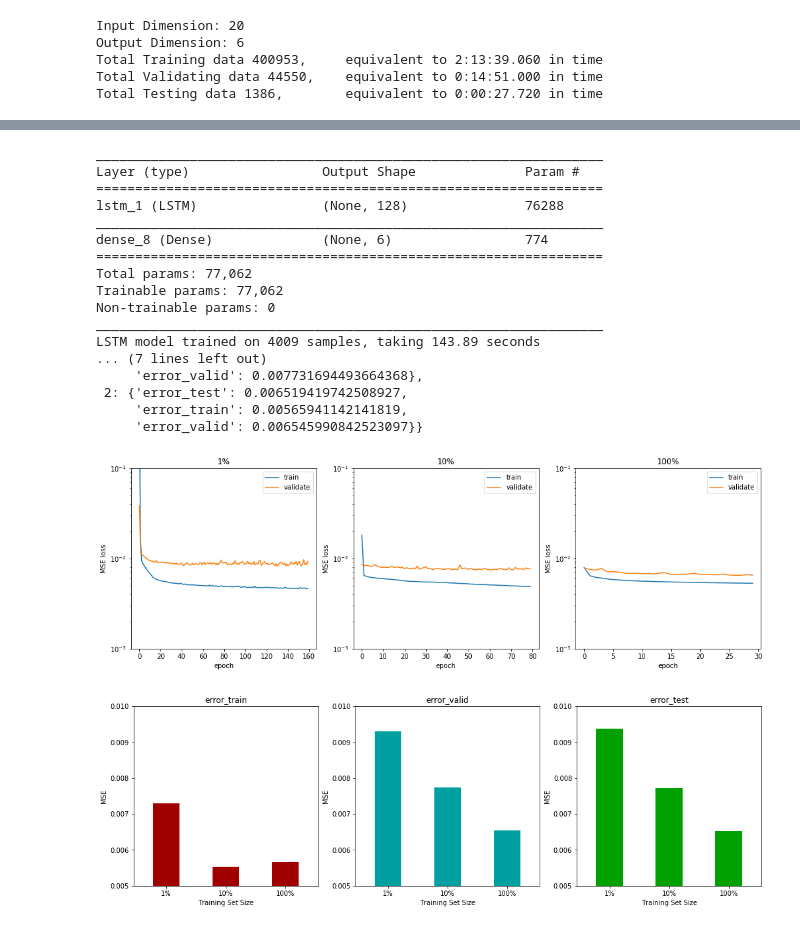
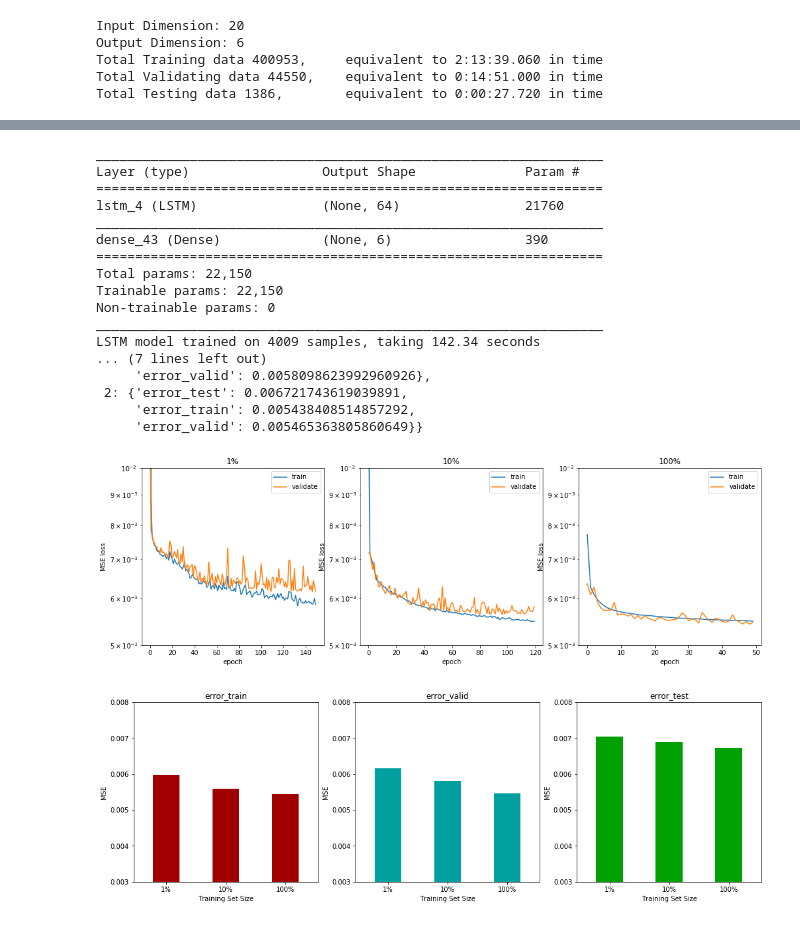
Before and after one commit to triwoods/udacity-ml-projects, a Jupyter notebook: capstone/capstone_SenLi/Capstone_Project.ipynb, the cells around one changed output, grey strips where cells are left out. Saved outputs shown, nothing was run; the diff lists cells and outputs as text; code cells hidden in the pictures.

```diff
--- a/capstone/capstone_SenLi/Capstone_Project.ipynb
+++ b/capstone/capstone_SenLi/Capstone_Project.ipynb
@@ -149,30 +151,32 @@ u.plot_model_result(results['VQ_Codebook'], ylim=(0.005, 0.012))
 # Build benchmark linear regression model
 from models import linear_regression
 
-model = linear_regression(dim_x, dim_y)
+model = linear_regression(dim_x, dim_y, lr=1e-3)
 params = model.get_weights()
 
 results['Linear_Regression'] = {}
 plt.figure(figsize=(17,5))
 for i, samples in enumerate([samples_1, samples_10, samples_100]):
     result = {}
-    verbose = 0
 
     if samples == samples_1:
-        n_epoch = 300
+        n_epoch = 400
+        verbose = 0
     elif samples == samples_10:
         n_epoch = 60
+        verbose = 0
     else:
-        n_epoch = 20
+        n_epoch = 15
+        verbose = 0
 
     start = time()
     model.set_weights(params)
-    history = model.fit(X_train[:samples, :], y_train[:samples, :], epochs=n_epoch, batch_size=128, verbose=verbose, validation_data=(X_valid, y_valid), shuffle=True)
+    history = model.fit(X_train[:samples, 2, :], y_train[:samples, :], epochs=n_epoch, batch_size=128, verbose=verbose, validation_data=(X_valid[:, 2, :], y_valid), shuffle=True)
     end = time()
 
-    error_train = model.evaluate(X_train[:10000, :], y_train[:10000, :], batch_size=128, verbose=verbose)
-    error_valid = model.evaluate(X_valid, y_valid, batch_size=128, verbose=verbose)
-    error_test = model.evaluate(X_test, y_test, batch_size=128, verbose=verbose)
+    error_train = model.evaluate(X_train[:10000, 2, :], y_train[:10000, :], batch_size=128, verbose=verbose)
+    error_valid = model.evaluate(X_valid[:, 2, :], y_valid, batch_size=128, verbose=verbose)
+    error_test = model.evaluate(X_test[:, 2, :], y_test, batch_size=128, verbose=verbose)
 
     result['error_train'] = error_train
     result['error_valid'] = error_valid
@@ -187,7 +191,7 @@ for i, samples in enumerate([samples_1, samples_10, samples_100]):
     plt.semilogy(history.history['val_loss'])
     plt.xlabel('epoch')
     plt.ylabel('MSE loss')
-    plt.ylim((1e-3, 1e-1))
+    plt.ylim((0.005, 0.1))
     plt.title(titles[i])
     plt.legend(['train', 'validate'], loc='upper right')
 
@@ -369,78 +375,76 @@ from models import lstm
 
 time_step = 2
 
-X_train_rnn = u.transform_for_rnn(X_train, time_step=time_step)
-X_valid_rnn = u.transform_for_rnn(X_valid, time_step=time_step)
-X_test_rnn = u.transform_for_rnn(X_test, time_step=time_step)
-
-model = lstm(dim_x, dim_y, time_step, nl=1, nn=128)
+model = lstm(dim_x, dim_y, time_step, nl=1, nn=64, lr=1e-2)
 params = model.get_weights()
 
 results['LSTM'] = {}
 plt.figure(figsize=(17,5))
 for i, samples in enumerate([samples_1, samples_10, samples_100]):
     result = {}
-    verbose = 0
 
     if samples == samples_1:
-        n_epoch = 160
+        n_epoch = 150
+        verbose = 0
     elif samples == samples_10:
-        n_epoch = 80
+        n_epoch = 120
+        verbose = 0
     else:
-        n_epoch = 30
+        n_epoch = 50
+        verbose = 0
 
     start = time()
     model.set_weights(params)
-    history = model.fit(X_train_rnn[:samples, :, :], y_train[:samples, :], epochs=n_epoch, batch_size=128, verbose=verbose, validation_data=(X_valid_rnn, y_valid), shuffle=True)
+    history = model.fit(X_train[:samples, 1:3, :], y_train[:samples, :], epochs=n_epoch, batch_size=128, verbose=verbose, validation_data=(X_valid[:, 1:3, :], y_valid), shuffle=True)
     end = time()
 
-    error_train = model.evaluate(X_train_rnn[:10000, :, :], y_train[:10000, :], batch_size=128, verbose=verbose)
-    error_valid = model.evaluate(X_valid_rnn, y_valid, batch_size=128, verbose=verbose)
-    error_test = model.evaluate(X_test_rnn, y_test, batch_size=128, verbose=verbose)
+    error_train = model.evaluate(X_train[:10000, 1:3, :], y_train[:10000, :], batch_size=128, verbose=verbose)
+    error_valid = model.evaluate(X_valid[:, 1:3, :], y_valid, batch_size=128, verbose=verbose)
+    error_test = model.evaluate(X_test[:, 1:3, :], y_test, batch_size=128, verbose=verbose)
 
     result['error_train'] = error_train
     result['error_valid'] = error_valid
     result['error_test'] = error_test
 
     # Success
     print("LSTM model trained on %d samples, taking %.2f seconds" % (samples, end-start))
 
     titles = ["1%", "10%", "100%"]
     plt.subplot(1, 3, i+1)
     plt.semilogy(history.history['loss'])
     plt.semilogy(history.history['val_loss'])
     plt.xlabel('epoch')
     plt.ylabel('MSE loss')
-    plt.ylim((1e-3, 1e-1))
+    plt.ylim((0.005, 0.01))
     plt.title(titles[i])
     plt.legend(['train', 'validate'], loc='upper right')
 
     results['LSTM'][i] = result
 
 pprint(results['LSTM'])
 # %% [output]
 _________________________________________________________________
 Layer (type)                 Output Shape              Param #
 =================================================================
-lstm_1 (LSTM)                (None, 128)               76288
+lstm_4 (LSTM)                (None, 64)                21760
 _________________________________________________________________
-dense_8 (Dense)              (None, 6)                 774
+dense_43 (Dense)             (None, 6)                 390
 =================================================================
-Total params: 77,062
-Trainable params: 77,062
+Total params: 22,150
+Trainable params: 22,150
 Non-trainable params: 0
 _________________________________________________________________
-LSTM model trained on 4009 samples, taking 143.89 seconds
+LSTM model trained on 4009 samples, taking 142.34 seconds
 ... (7 lines left out)
-     'error_valid': 0.007731694493664368},
- 2: {'error_test': 0.006519419742508927,
-     'error_train': 0.00565941142141819,
-     'error_valid': 0.006545990842523097}}
+     'error_valid': 0.0058098623992960926},
+ 2: {'error_test': 0.006721743619039891,
+     'error_train': 0.005438408514857292,
+     'error_valid': 0.005465363805860649}}
-[figure, old version]
+[figure, new version]
 # %%
-u.plot_model_result(results['LSTM'])
+u.plot_model_result(results['LSTM'], ylim=(0.003, 0.008))
 # %% [output]
-[figure, old version]
+[figure, new version]
 # %%
 # Improve on basic LSTM model
 from models import lstm
```
Also changed, not shown: parts of 17 cells of this notebook.
